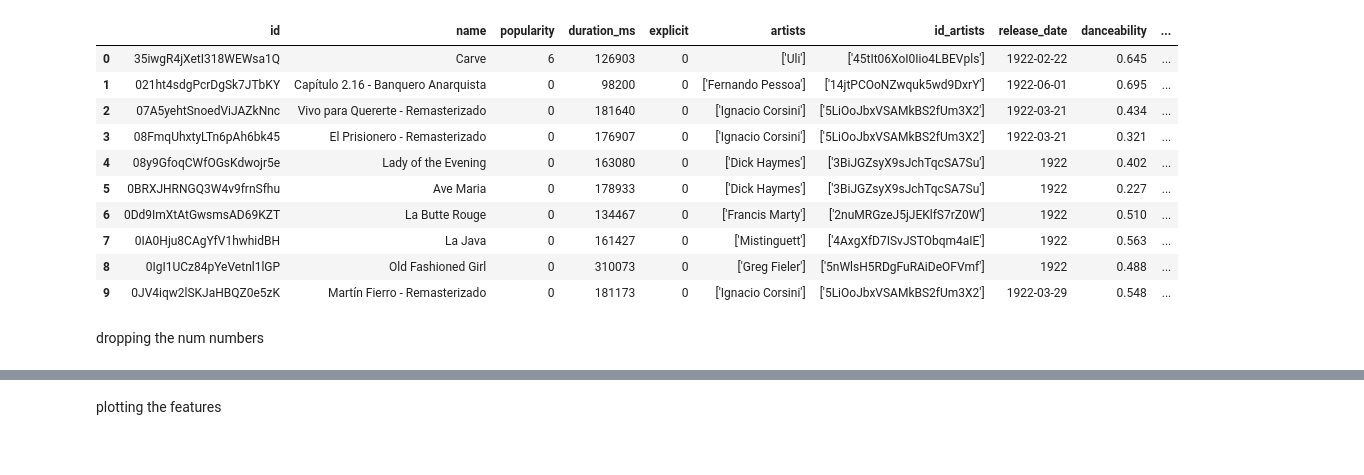
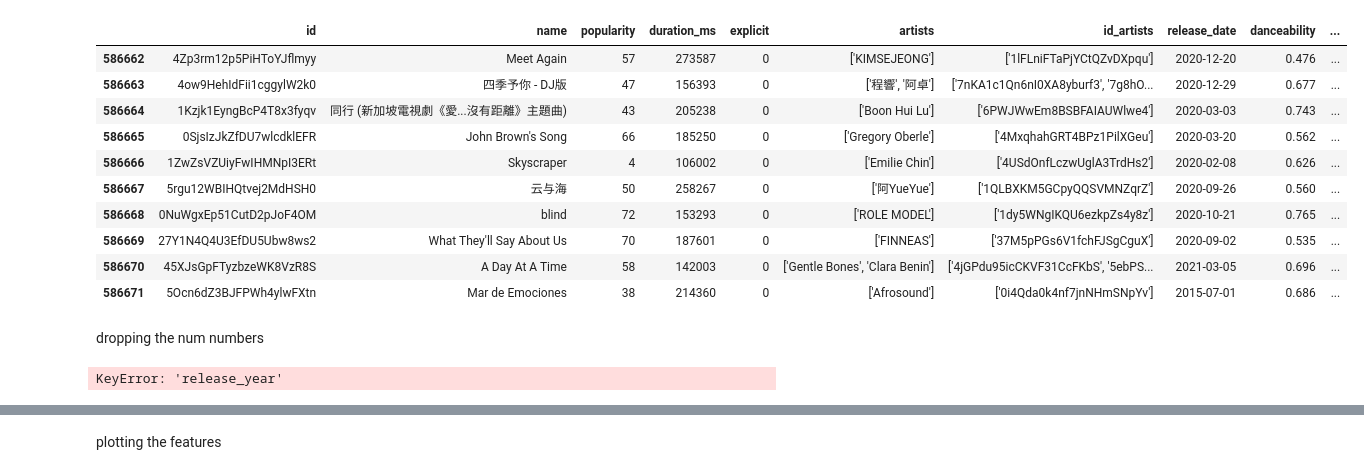
Before and after one commit to seyed0123/MelODyHub, a Jupyter notebook: src/main/python/test.ipynb, the cells around one changed output, grey strips where cells are left out. Cells and saved outputs as stored; diff of their text form; code cells hidden in the pictures.

```diff
--- a/src/main/python/test.ipynb
+++ b/src/main/python/test.ipynb
@@ -8,21 +8,38 @@ from sklearn.preprocessing import StandardScaler, OneHotEncoder
 # %%
 df = pd.read_csv("tracks.csv")
 # %%
-df.head(10)
+df.tail(10)
 # %% [output]
 |  | id | name | popularity | duration_ms | explicit | artists | id_artists | release_date | danceability | ... |
-| 0 | 35iwgR4jXetI318WEWsa1Q | Carve | 6 | 126903 | 0 | ['Uli'] | ['45tIt06XoI0Iio4LBEVpls'] | 1922-02-22 | 0.645 | ... |
-| 1 | 021ht4sdgPcrDgSk7JTbKY | Capítulo 2.16 - Banquero Anarquista | 0 | 98200 | 0 | ['Fernando Pessoa'] | ['14jtPCOoNZwquk5wd9DxrY'] | 1922-06-01 | 0.695 | ... |
-| 2 | 07A5yehtSnoedViJAZkNnc | Vivo para Quererte - Remasterizado | 0 | 181640 | 0 | ['Ignacio Corsini'] | ['5LiOoJbxVSAMkBS2fUm3X2'] | 1922-03-21 | 0.434 | ... |
-| 3 | 08FmqUhxtyLTn6pAh6bk45 | El Prisionero - Remasterizado | 0 | 176907 | 0 | ['Ignacio Corsini'] | ['5LiOoJbxVSAMkBS2fUm3X2'] | 1922-03-21 | 0.321 | ... |
-| 4 | 08y9GfoqCWfOGsKdwojr5e | Lady of the Evening | 0 | 163080 | 0 | ['Dick Haymes'] | ['3BiJGZsyX9sJchTqcSA7Su'] | 1922 | 0.402 | ... |
-| 5 | 0BRXJHRNGQ3W4v9frnSfhu | Ave Maria | 0 | 178933 | 0 | ['Dick Haymes'] | ['3BiJGZsyX9sJchTqcSA7Su'] | 1922 | 0.227 | ... |
-| 6 | 0Dd9ImXtAtGwsmsAD69KZT | La Butte Rouge | 0 | 134467 | 0 | ['Francis Marty'] | ['2nuMRGzeJ5jJEKlfS7rZ0W'] | 1922 | 0.510 | ... |
-| 7 | 0IA0Hju8CAgYfV1hwhidBH | La Java | 0 | 161427 | 0 | ['Mistinguett'] | ['4AxgXfD7ISvJSTObqm4aIE'] | 1922 | 0.563 | ... |
-| 8 | 0IgI1UCz84pYeVetnl1lGP | Old Fashioned Girl | 0 | 310073 | 0 | ['Greg Fieler'] | ['5nWlsH5RDgFuRAiDeOFVmf'] | 1922 | 0.488 | ... |
-| 9 | 0JV4iqw2lSKJaHBQZ0e5zK | Martín Fierro - Remasterizado | 0 | 181173 | 0 | ['Ignacio Corsini'] | ['5LiOoJbxVSAMkBS2fUm3X2'] | 1922-03-29 | 0.548 | ... |
+| 586662 | 4Zp3rm12p5PiHToYJflmyy | Meet Again | 57 | 273587 | 0 | ['KIMSEJEONG'] | ['1lFLniFTaPjYCtQZvDXpqu'] | 2020-12-20 | 0.476 | ... |
+| 586663 | 4ow9HehIdFii1cggylW2k0 | 四季予你 - DJ版 | 47 | 156393 | 0 | ['程響', '阿卓'] | ['7nKA1c1Qn6nI0XA8yburf3', '7g8hO... | 2020-12-29 | 0.677 | ... |
+| 586664 | 1Kzjk1EyngBcP4T8x3fyqv | 同行 (新加坡電視劇《愛...沒有距離》主題曲) | 43 | 205238 | 0 | ['Boon Hui Lu'] | ['6PWJWwEm8BSBFAIAUWlwe4'] | 2020-03-03 | 0.743 | ... |
+| 586665 | 0SjsIzJkZfDU7wlcdklEFR | John Brown's Song | 66 | 185250 | 0 | ['Gregory Oberle'] | ['4MxqhahGRT4BPz1PilXGeu'] | 2020-03-20 | 0.562 | ... |
+| 586666 | 1ZwZsVZUiyFwIHMNpI3ERt | Skyscraper | 4 | 106002 | 0 | ['Emilie Chin'] | ['4USdOnfLczwUglA3TrdHs2'] | 2020-02-08 | 0.626 | ... |
+| 586667 | 5rgu12WBIHQtvej2MdHSH0 | 云与海 | 50 | 258267 | 0 | ['阿YueYue'] | ['1QLBXKM5GCpyQQSVMNZqrZ'] | 2020-09-26 | 0.560 | ... |
+| 586668 | 0NuWgxEp51CutD2pJoF4OM | blind | 72 | 153293 | 0 | ['ROLE MODEL'] | ['1dy5WNgIKQU6ezkpZs4y8z'] | 2020-10-21 | 0.765 | ... |
+| 586669 | 27Y1N4Q4U3EfDU5Ubw8ws2 | What They'll Say About Us | 70 | 187601 | 0 | ['FINNEAS'] | ['37M5pPGs6V1fchFJSgCguX'] | 2020-09-02 | 0.535 | ... |
+| 586670 | 45XJsGpFTyzbzeWK8VzR8S | A Day At A Time | 58 | 142003 | 0 | ['Gentle Bones', 'Clara Benin'] | ['4jGPdu95icCKVF31CcFKbS', '5ebPS... | 2021-03-05 | 0.696 | ... |
+| 586671 | 5Ocn6dZ3BJFPWh4ylwFXtn | Mar de Emociones | 38 | 214360 | 0 | ['Afrosound'] | ['0i4Qda0k4nf7jnNHmSNpYv'] | 2015-07-01 | 0.686 | ... |
 # %% [markdown]
 dropping the num numbers
+# %%
+def get_YearOfRelease(date):
+
+    if "-" in date:
+        release_year = date.split("-")[0]
+
+    else :
+        release_year = date
+
+    return release_year
+
+for index , row in df.tail(10).iterrows():
+
+    release_year = row["release_year"]
+    print("release_year : " + str(release_year) + str(type(release_year)))
+# %% [output]
+KeyError: 'release_year'
 # %%
 # df["popularity"].value_counts()
 df.isna().sum()
```
Also changed, not shown: 2 other files.
